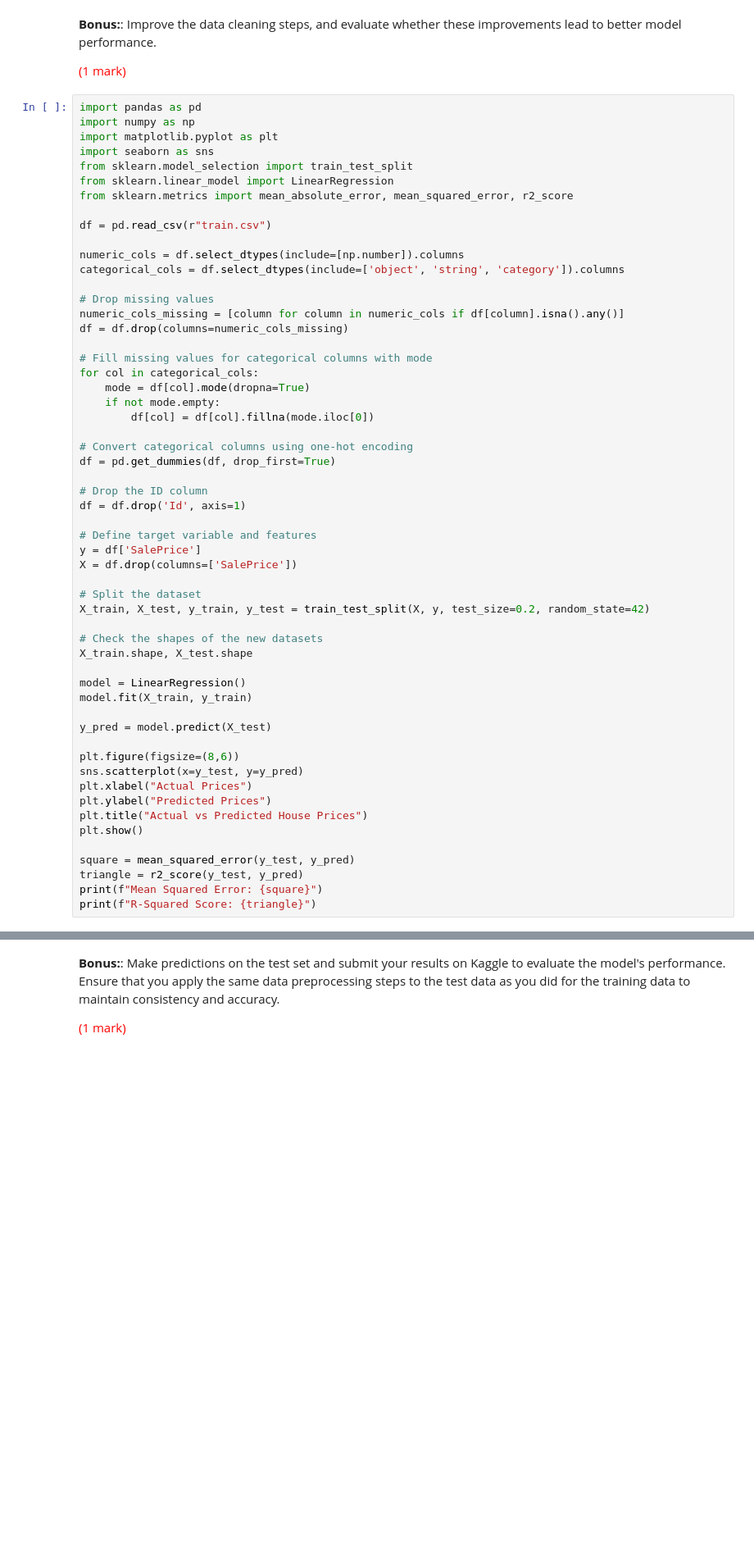
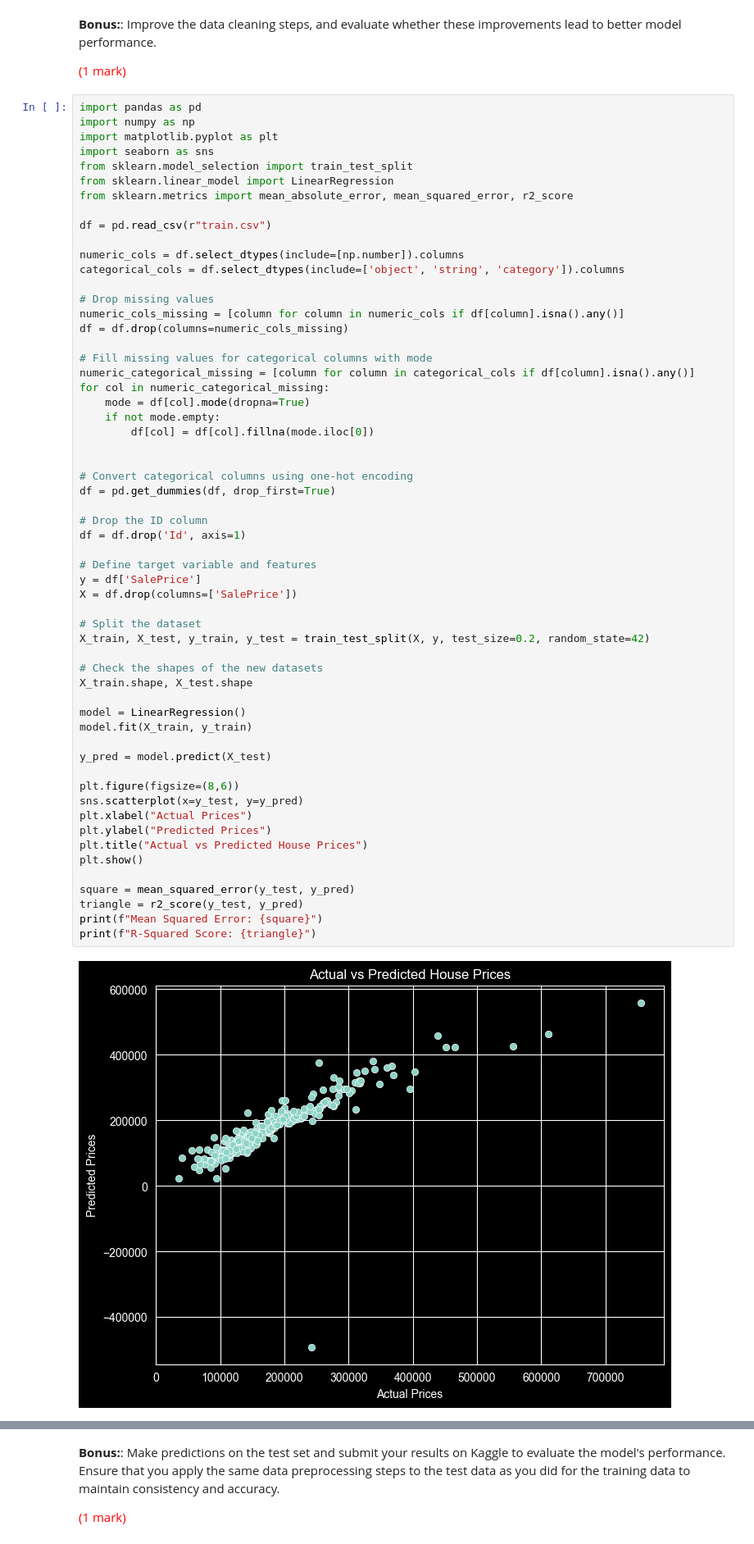
Before and after one commit to scottejin/Linear-Regression-Exercise, a Jupyter notebook: linear_regression.ipynb, the cells around one changed output, grey strips where cells are left out. Shown at 82% size. Cells and saved outputs as stored; diff of their text form; blank space fills up the shorter version.

```diff
--- a/linear_regression.ipynb
+++ b/linear_regression.ipynb
@@ -204,10 +204,12 @@ numeric_cols_missing = [column for column in numeric_cols if df[column].isna().a
 df = df.drop(columns=numeric_cols_missing)
 
 # Fill missing values for categorical columns with mode
-for col in categorical_cols:
+numeric_categorical_missing = [column for column in categorical_cols if df[column].isna().any()]
+for col in numeric_categorical_missing:
     mode = df[col].mode(dropna=True)
     if not mode.empty:
         df[col] = df[col].fillna(mode.iloc[0])
+
 
 # Convert categorical columns using one-hot encoding
 df = pd.get_dummies(df, drop_first=True)
@@ -215,30 +217,31 @@ df = pd.get_dummies(df, drop_first=True)
 # Drop the ID column
 df = df.drop('Id', axis=1)
 
 # Define target variable and features
 y = df['SalePrice']
 X = df.drop(columns=['SalePrice'])
 
 # Split the dataset
 X_train, X_test, y_train, y_test = train_test_split(X, y, test_size=0.2, random_state=42)
 
 # Check the shapes of the new datasets
 X_train.shape, X_test.shape
 
 model = LinearRegression()
 model.fit(X_train, y_train)
 
 y_pred = model.predict(X_test)
 
 plt.figure(figsize=(8,6))
 sns.scatterplot(x=y_test, y=y_pred)
 plt.xlabel("Actual Prices")
 plt.ylabel("Predicted Prices")
 plt.title("Actual vs Predicted House Prices")
 plt.show()
 
 square = mean_squared_error(y_test, y_pred)
 triangle = r2_score(y_test, y_pred)
 print(f"Mean Squared Error: {square}")
 print(f"R-Squared Score: {triangle}")
 # %% [output]
+[figure, added]
```
Also changed, not shown: parts of 1 cell of this notebook.
